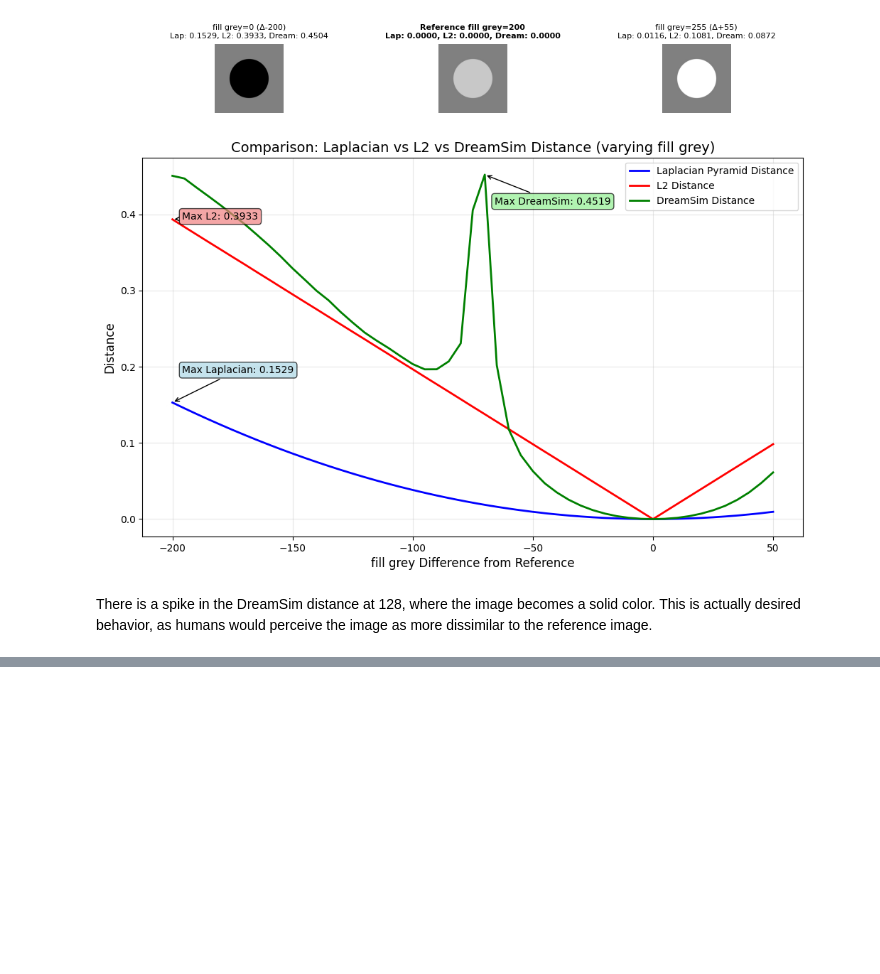
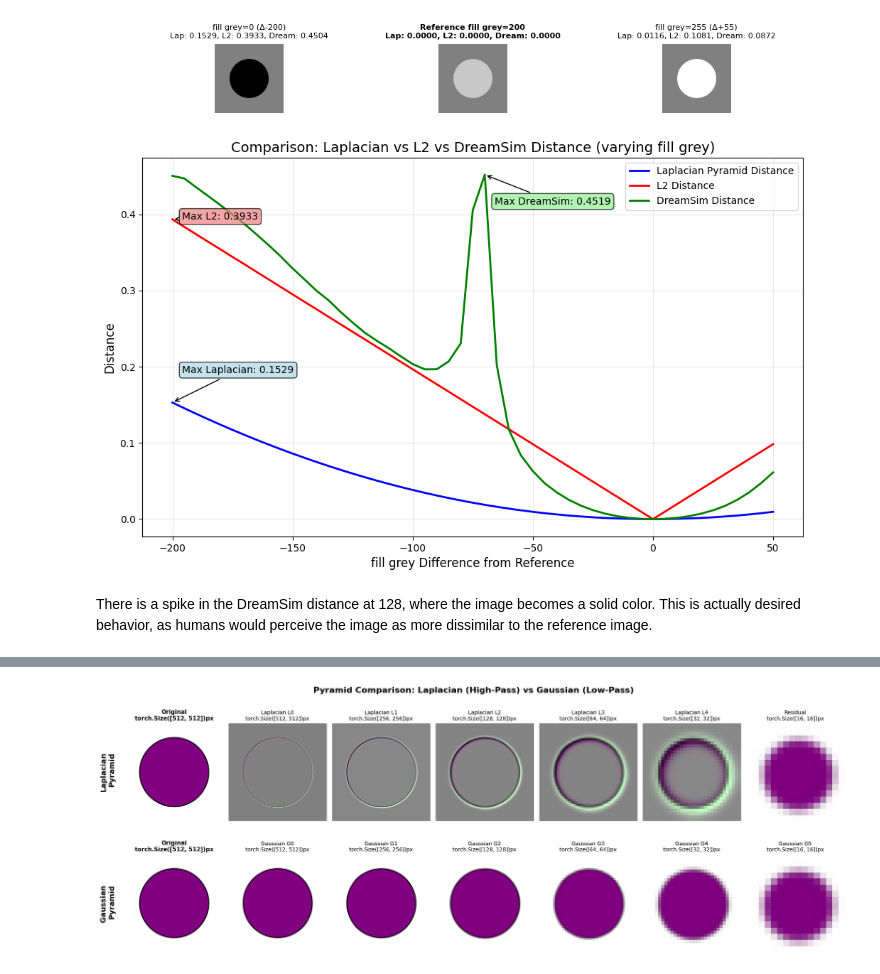
Before and after one commit to darknoon/prefix-rl, a Jupyter notebook: nb/image_distance.ipynb, the cells around one changed output, grey strips where cells are left out. Saved outputs shown, nothing was run; the diff lists cells and outputs as text; code cells hidden in the pictures; blank space fills up the shorter version.

```diff
--- a/nb/image_distance.ipynb
+++ b/nb/image_distance.ipynb
@@ -369,0 +361,67 @@ Level 7 (Gaussian Residual):
+# %%
+def compare_pyramid_approaches(img: Image.Image, levels=4, figsize=(20, 10)):
+    """
+    Compare Laplacian and Gaussian pyramid approaches side by side.
+    """
+    # Convert to tensor if needed
+    img_tensor = pil_to_tensor(img).unsqueeze(0)
+
+    # Compute both pyramids
+    laplacian_pyr = laplacian_pyramid(img_tensor, levels=levels)
+    gaussian_pyr = gaussian_pyramid(img_tensor, levels=levels)
+
+    # Create comparison layout
+    fig, axes = plt.subplots(2, levels + 1, figsize=figsize)
+
+    # Original image
+    axes[0, 0].imshow(img)
+    axes[1, 0].imshow(img)
+
+    axes[0, 0].set_title(f"Original\n{img_tensor.shape[-2:]}px", fontsize=11, fontweight='bold')
+    axes[1, 0].set_title(f"Original\n{img_tensor.shape[-2:]}px", fontsize=11, fontweight='bold')
+    axes[0, 0].axis('off')
+    axes[1, 0].axis('off')
+
+    # Laplacian pyramid (top row)
+    for i, level in enumerate(laplacian_pyr):
+        ax_idx = i + 1
+        level_np = level.squeeze().permute(1, 2, 0).detach().cpu().numpy()
+
+        if i < len(laplacian_pyr) - 1:  # Laplacian levels
+            level_np = (level_np - level_np.min()) / (level_np.max() - level_np.min() + 1e-8)
+            axes[0, ax_idx].imshow(level_np, cmap='RdBu_r')
+            axes[0, ax_idx].set_title(f"Laplacian L{i}\n{level.shape[-2:]}px", fontsize=10)
+        else:  # Gaussian residual
+            axes[0, ax_idx].imshow(level_np)
+            axes[0, ax_idx].set_title(f"Residual\n{level.shape[-2:]}px", fontsize=10)
+
+        axes[0, ax_idx].axis('off')
+
+    # Gaussian pyramid (bottom row)
+    for i, level in enumerate(gaussian_pyr):
+        ax_idx = i + 1
+        level_np = level.squeeze().permute(1, 2, 0).detach().cpu().numpy()
+        axes[1, ax_idx].imshow(level_np)
+        axes[1, ax_idx].set_title(f"Gaussian G{i}\n{level.shape[-2:]}px", fontsize=10)
+        axes[1, ax_idx].axis('off')
+
+    # Add row labels
+    axes[0, 0].text(-0.1, 0.5, 'Laplacian\nPyramid', transform=axes[0, 0].transAxes,
+                   fontsize=14, fontweight='bold', ha='right', va='center', rotation=90)
+    axes[1, 0].text(-0.1, 0.5, 'Gaussian\nPyramid', transform=axes[1, 0].transAxes,
+                   fontsize=14, fontweight='bold', ha='right', va='center', rotation=90)
+
+    plt.suptitle("Pyramid Comparison: Laplacian (High-Pass) vs Gaussian (Low-Pass)",
+                fontsize=16, fontweight='bold')
+    plt.tight_layout()
+
+    return fig, (laplacian_pyr, gaussian_pyr)
+
+# Compare both approaches on the same image
+svg = make_circle(r=180, fill="purple", stroke_width=5)
+img, _, _ = rasterize_svg(svg)
+
+fig, (lap_pyr, gauss_pyr) = compare_pyramid_approaches(img, levels=6, figsize=(20, 8))
+plt.show()
+# %% [output]
+[figure, added]
```
Also changed, not shown: parts of 11 cells of this notebook, 2 other files.
